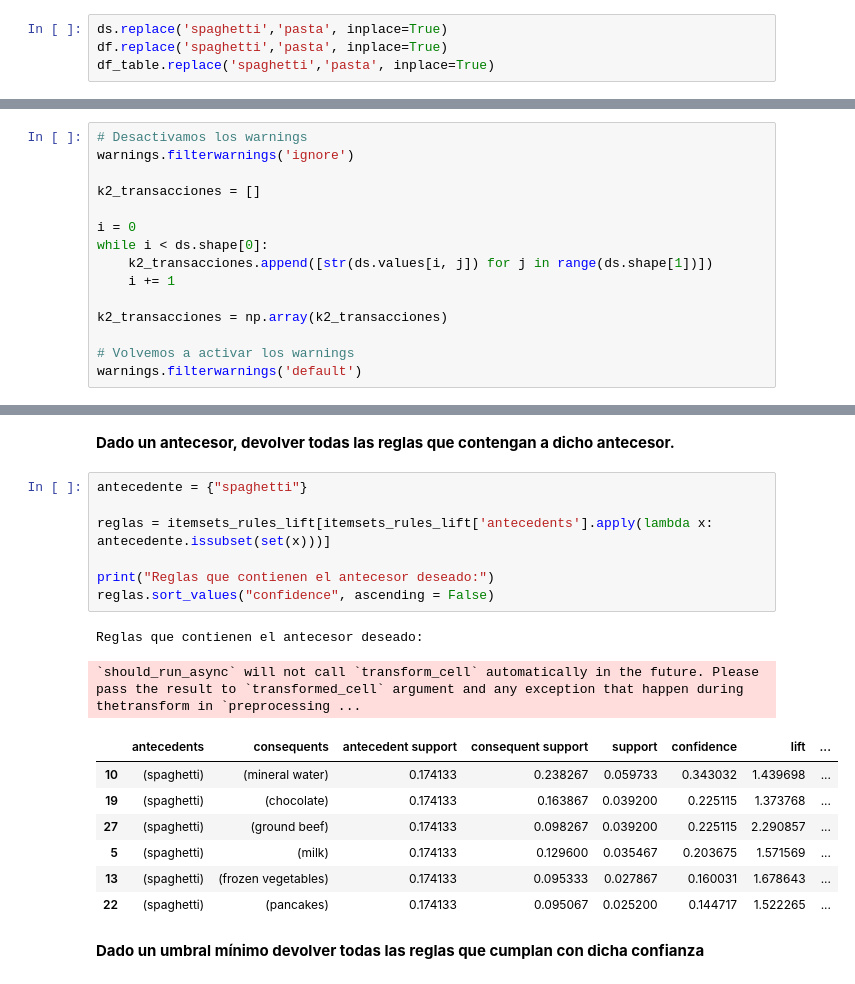
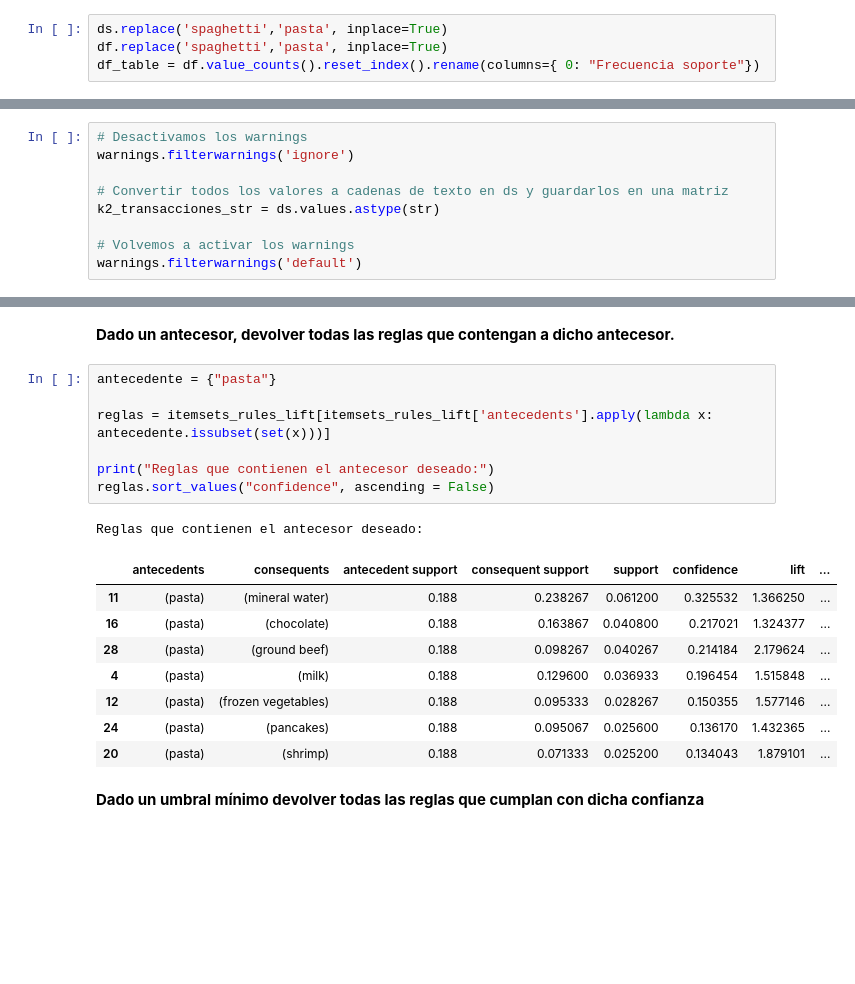
Before and after one commit to CeliaDiazSanchez/Data-Mining, a Jupyter notebook: LAB02_p1.ipynb, the cells around one changed output, grey strips where cells are left out. Saved outputs shown, nothing was run; the diff lists cells and outputs as text; blank space fills up the shorter version.

```diff
--- a/LAB02_p1.ipynb
+++ b/LAB02_p1.ipynb
@@ -292,4 +311,4 @@ Por ejemplo, si obtuviésemos una regla del tipo `spaghetti -> pancakes`, querr
 # %%
 ds.replace('spaghetti','pasta', inplace=True)
 df.replace('spaghetti','pasta', inplace=True)
-df_table.replace('spaghetti','pasta', inplace=True)
+df_table = df.value_counts().reset_index().rename(columns={ 0: "Frecuencia soporte"})
@@ -324,14 +360,8 @@ Realizamos el mismo proceso para k = 2. Ahora nuestra lista de transacciones ser
 # Desactivamos los warnings
 warnings.filterwarnings('ignore')
 
-k2_transacciones = []
-
-i = 0
-while i < ds.shape[0]:
-    k2_transacciones.append([str(ds.values[i, j]) for j in range(ds.shape[1])])
-    i += 1
-
-k2_transacciones = np.array(k2_transacciones)
+# Convertir todos los valores a cadenas de texto en ds y guardarlos en una matriz
+k2_transacciones_str = ds.values.astype(str)
 
 # Volvemos a activar los warnings
 warnings.filterwarnings('default')
@@ -576,22 +587,22 @@ Hemos visto que la mejor configuración es la utilizada anteriormente (soporte =
 # %% [markdown]
 **Dado un antecesor, devolver todas las reglas que contengan a dicho antecesor.**
 # %%
-antecedente = {"spaghetti"}
+antecedente = {"pasta"}
 
 reglas = itemsets_rules_lift[itemsets_rules_lift['antecedents'].apply(lambda x: antecedente.issubset(set(x)))]
 
 print("Reglas que contienen el antecesor deseado:")
 reglas.sort_values("confidence", ascending = False)
 # %% [output]
 Reglas que contienen el antecesor deseado:
-`should_run_async` will not call `transform_cell` automatically in the future. Please pass the result to `transformed_cell` argument and any exception that happen during thetransform in `preprocessing ...
 |  | antecedents | consequents | antecedent support | consequent support | support | confidence | lift | ... |
-| 10 | (spaghetti) | (mineral water) | 0.174133 | 0.238267 | 0.059733 | 0.343032 | 1.439698 | ... |
-| 19 | (spaghetti) | (chocolate) | 0.174133 | 0.163867 | 0.039200 | 0.225115 | 1.373768 | ... |
-| 27 | (spaghetti) | (ground beef) | 0.174133 | 0.098267 | 0.039200 | 0.225115 | 2.290857 | ... |
-| 5 | (spaghetti) | (milk) | 0.174133 | 0.129600 | 0.035467 | 0.203675 | 1.571569 | ... |
-| 13 | (spaghetti) | (frozen vegetables) | 0.174133 | 0.095333 | 0.027867 | 0.160031 | 1.678643 | ... |
-| 22 | (spaghetti) | (pancakes) | 0.174133 | 0.095067 | 0.025200 | 0.144717 | 1.522265 | ... |
+| 11 | (pasta) | (mineral water) | 0.188 | 0.238267 | 0.061200 | 0.325532 | 1.366250 | ... |
+| 16 | (pasta) | (chocolate) | 0.188 | 0.163867 | 0.040800 | 0.217021 | 1.324377 | ... |
+| 28 | (pasta) | (ground beef) | 0.188 | 0.098267 | 0.040267 | 0.214184 | 2.179624 | ... |
+| 4 | (pasta) | (milk) | 0.188 | 0.129600 | 0.036933 | 0.196454 | 1.515848 | ... |
+| 12 | (pasta) | (frozen vegetables) | 0.188 | 0.095333 | 0.028267 | 0.150355 | 1.577146 | ... |
+| 24 | (pasta) | (pancakes) | 0.188 | 0.095067 | 0.025600 | 0.136170 | 1.432365 | ... |
+| 20 | (pasta) | (shrimp) | 0.188 | 0.071333 | 0.025200 | 0.134043 | 1.879101 | ... |
 # %% [markdown]
 **Dado un umbral mínimo devolver todas las reglas que cumplan con dicha confianza**
 # %%
```
Also changed, not shown: parts of 34 cells of this notebook.
